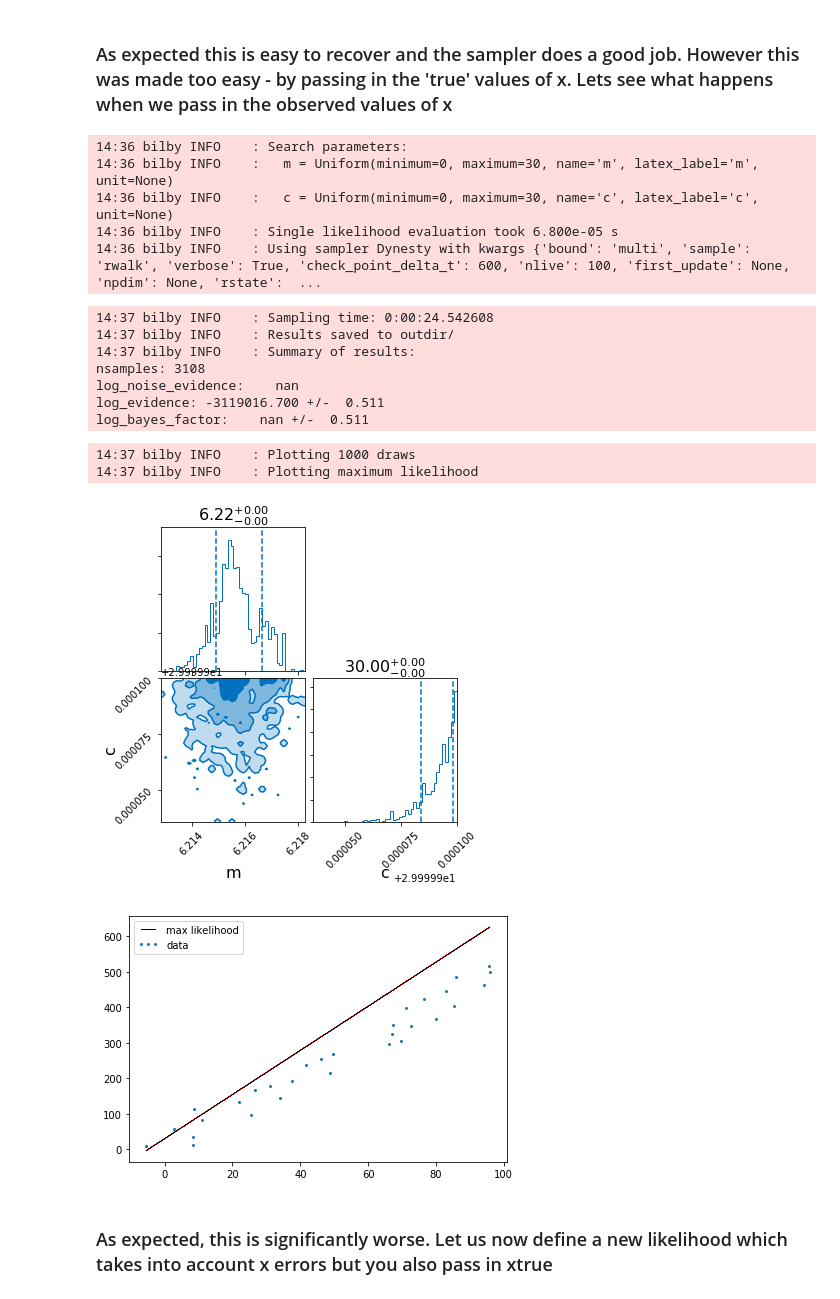
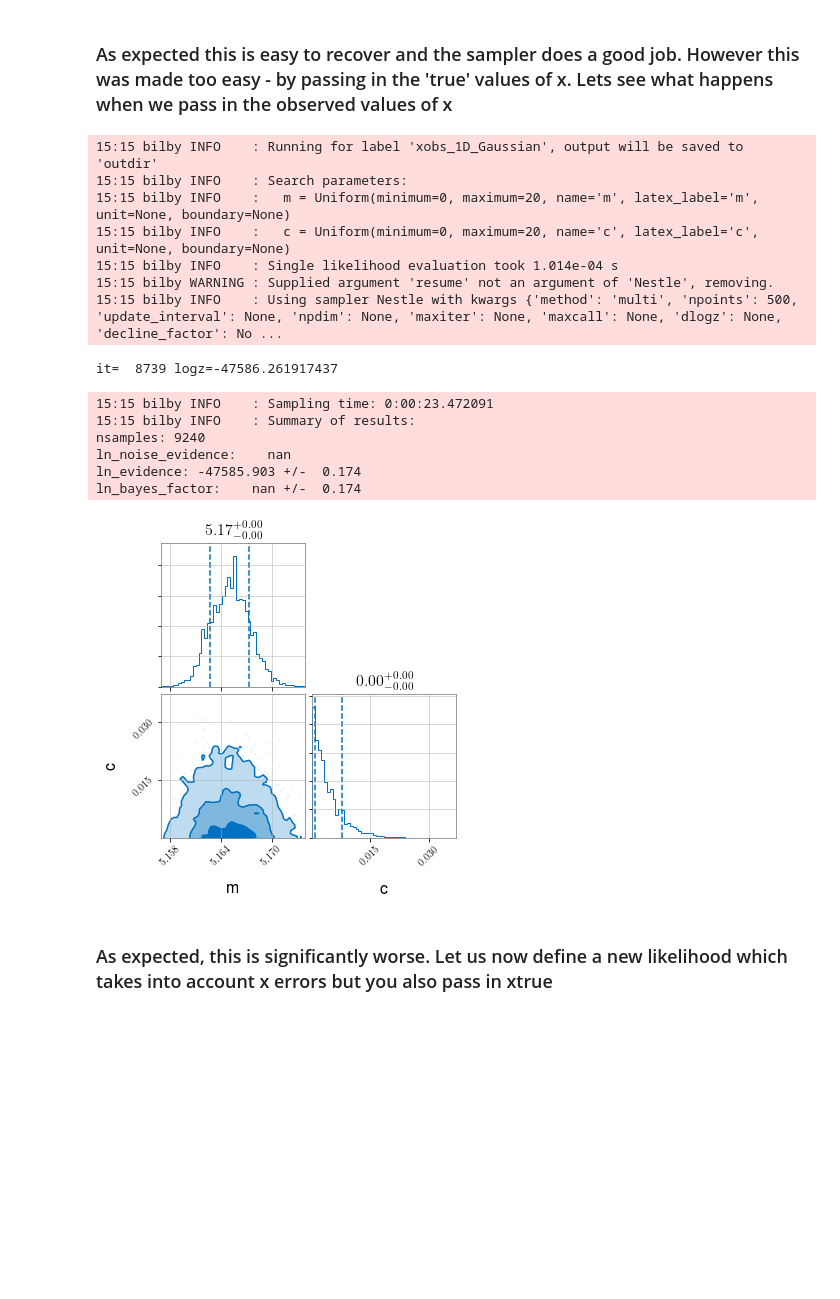
Before and after one commit to nikhil-sarin/2Derrors, a Jupyter notebook: fitting_with_x_and_y_errors.ipynb, the cells around one changed output. Cells and saved outputs as stored; diff of their text form; code cells hidden in the pictures; blank space fills up the shorter version.

```diff
--- a/fitting_with_x_and_y_errors.ipynb
+++ b/fitting_with_x_and_y_errors.ipynb
@@ -29,12 +30,12 @@ def make_data(points, m , c, xerr, yerr, seed):
 
     plt.errorbar(xobs, yobs, xerr = xerr, yerr = yerr, fmt = 'x')
     plt.errorbar(xtrue, ytrue, yerr = yerr, color = 'black', alpha = 0.5)
-    plt.xlim(0,100)
+    plt.xlim(-20,105)
     plt.show()
 
     data = {'xtrue': xtrue, 'ytrue':ytrue, 'xobs':xobs, 'yobs':yobs, 'xerr':xerr, 'yerr':yerr}
 
     return data
 
-data = make_data(points = 30, m = 5, c = 10, xerr = 2, yerr = 2, seed = 123)
+data = make_data(points = 30, m = 5, c = 10, xerr = 10, yerr = 10, seed = 1234)
 # %% [output]
@@ -43,17 +44,17 @@ data = make_data(points = 30, m = 5, c = 10, xerr = 2, yerr = 2, seed = 123)
 ### Now lets set up the prior and bilby output directory
 # %%
 #setting up bilby priors
-priors = dict(m=bilby.core.prior.Uniform(0, 30, 'm'),
-              c=bilby.core.prior.Uniform(0, 30, 'c'))
+priors = dict(m=bilby.core.prior.Uniform(0, 20, 'm'),
+              c=bilby.core.prior.Uniform(0, 20, 'c'))
 
 outdir = 'outdir'
-livepoints = 100
-walks = 10
+livepoints = 500
+walks = 100
 # %% [markdown]
 ### Our first step is to recover the straight line using a simple Gaussian Likelihood that only takes into account the y errors. Under the assumption we know x exactly. In this case, we pass in xtrue for x
 # %%
 OneDGaussian_knownx = bilby.core.likelihood.GaussianLikelihood(x = data['xtrue'], y = data['yobs'], func = model, sigma = data['yerr'])
 result_1D_xtrue = bilby.run_sampler(
-    likelihood=OneDGaussian_knownx, priors=priors, sampler='dynesty', npoints=livepoints,
-    walks=walks, outdir=outdir, label='xtrue_1D_Gaussian')
+    likelihood=OneDGaussian_knownx, priors=priors, sampler='pymultinest', npoints=livepoints,
+    walks=walks, outdir=outdir, label='xtrue_1D_Gaussian', clean=True)
 # %% [output]
@@ -84,30 +89,28 @@ plt.show()
 OneDGaussian_unknownx = bilby.core.likelihood.GaussianLikelihood(x = data['xobs'], y = data['yobs'],
                                                                  func = model, sigma = data['yerr'])
 result_1D_xobs = bilby.run_sampler(
-    likelihood=OneDGaussian_unknownx, priors=priors, sampler='dynesty', npoints=livepoints,
+    likelihood=OneDGaussian_unknownx, priors=priors, sampler='nestle', npoints=livepoints,
     walks=walks, outdir=outdir, label='xobs_1D_Gaussian')
 # %% [output]
-14:36 bilby INFO    : Search parameters:
-14:36 bilby INFO    :   m = Uniform(minimum=0, maximum=30, name='m', latex_label='m', unit=None)
-14:36 bilby INFO    :   c = Uniform(minimum=0, maximum=30, name='c', latex_label='c', unit=None)
-14:36 bilby INFO    : Single likelihood evaluation took 6.800e-05 s
-14:36 bilby INFO    : Using sampler Dynesty with kwargs {'bound': 'multi', 'sample': 'rwalk', 'verbose': True, 'check_point_delta_t': 600, 'nlive': 100, 'first_update': None, 'npdim': None, 'rstate':  ...
+15:15 bilby INFO    : Running for label 'xobs_1D_Gaussian', output will be saved to 'outdir'
+15:15 bilby INFO    : Search parameters:
+15:15 bilby INFO    :   m = Uniform(minimum=0, maximum=20, name='m', latex_label='m', unit=None, boundary=None)
+15:15 bilby INFO    :   c = Uniform(minimum=0, maximum=20, name='c', latex_label='c', unit=None, boundary=None)
+15:15 bilby INFO    : Single likelihood evaluation took 1.014e-04 s
+15:15 bilby WARNING : Supplied argument 'resume' not an argument of 'Nestle', removing.
+15:15 bilby INFO    : Using sampler Nestle with kwargs {'method': 'multi', 'npoints': 500, 'update_interval': None, 'npdim': None, 'maxiter': None, 'maxcall': None, 'dlogz': None, 'decline_factor': No ...
-14:37 bilby INFO    : Sampling time: 0:00:24.542608
-14:37 bilby INFO    : Results saved to outdir/
-14:37 bilby INFO    : Summary of results:
-nsamples: 3108
-log_noise_evidence:    nan
-log_evidence: -3119016.700 +/-  0.511
-log_bayes_factor:    nan +/-  0.511
+it=  8739 logz=-47586.261917437
+15:15 bilby INFO    : Sampling time: 0:00:23.472091
+15:15 bilby INFO    : Summary of results:
+nsamples: 9240
+ln_noise_evidence:    nan
+ln_evidence: -47585.903 +/-  0.174
+ln_bayes_factor:    nan +/-  0.174
 # %%
 result_1D_xobs.plot_corner(truth=dict(m=5, c = 10), titles = True)
-result_1D_xobs.plot_with_data(model = model, x = data['xobs'], y = data['yobs'], ndraws=1000, npoints=100)
-plt.show()
+# result_1D_xobs.plot_with_data(model = model, x = data['xobs'], y = data['yobs'], ndraws=1000, npoints=100)
 # %% [output]
-14:37 bilby INFO    : Plotting 1000 draws
-14:37 bilby INFO    : Plotting maximum likelihood
-[figure, old version]
+[figure, new version]
-[figure, removed]
 # %% [markdown]
 ### As expected, this is significantly worse. Let us now define a new likelihood which takes into account x errors but you also pass in xtrue
 # %%
```
Also changed, not shown: parts of 13 cells of this notebook.
